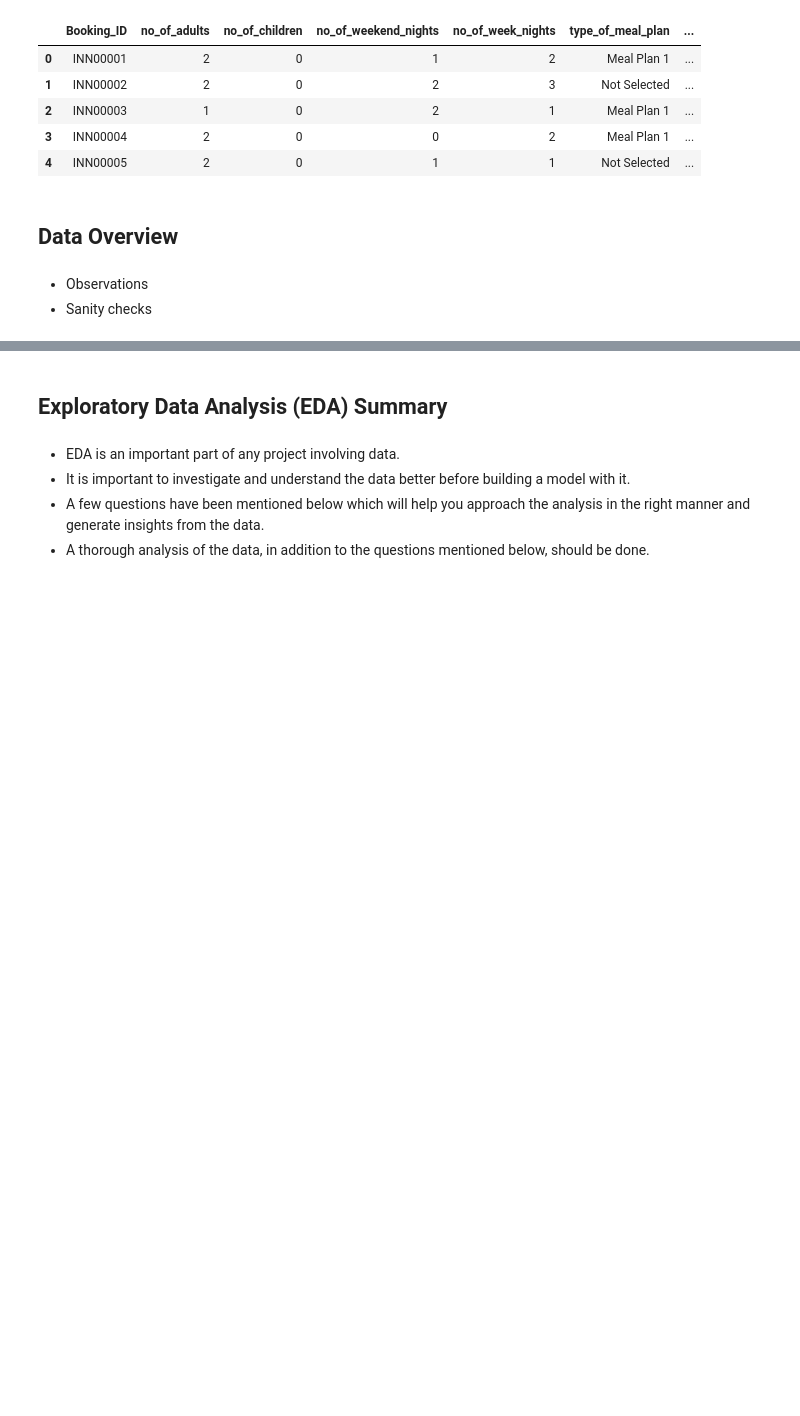
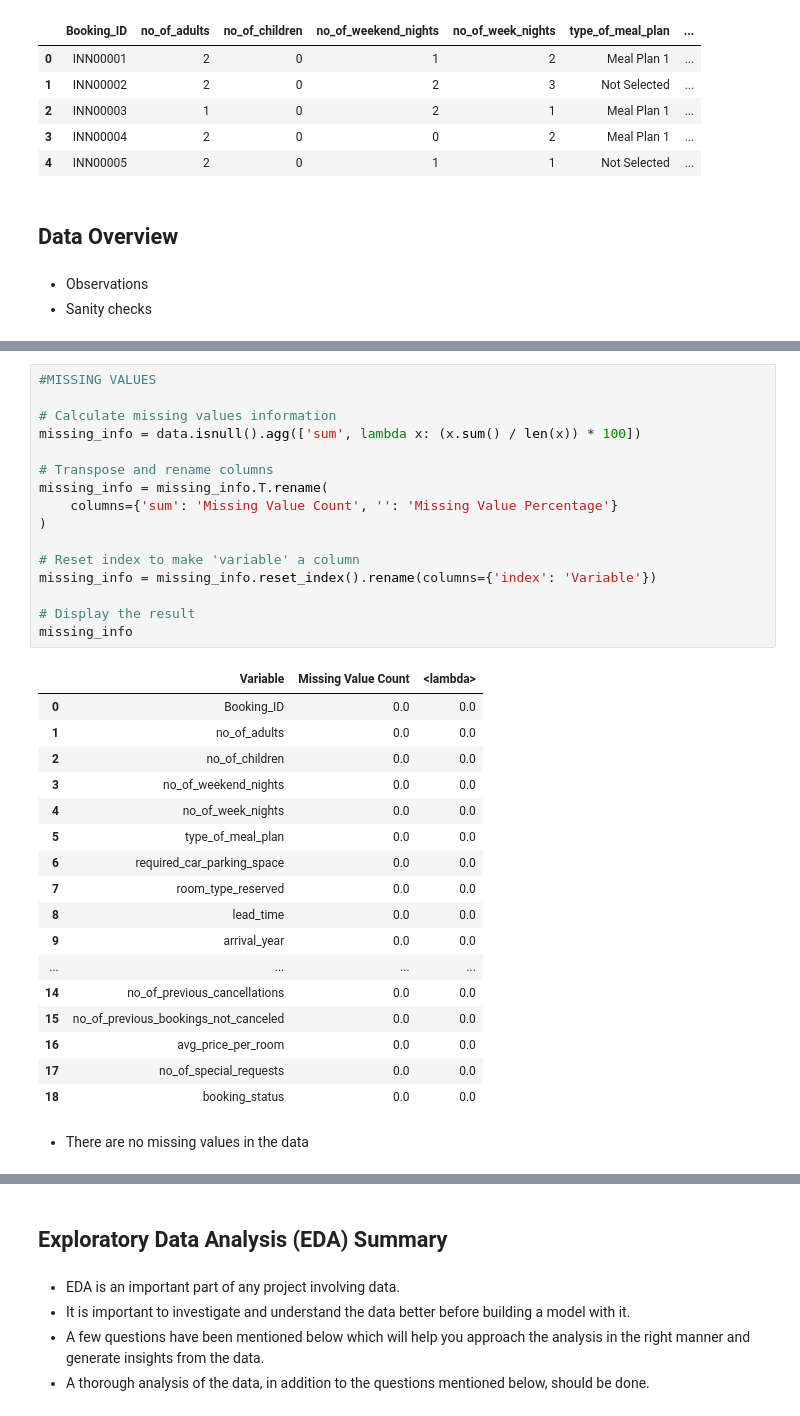
Before and after one commit to akatjizeu/Data-Science, a Jupyter notebook: deakin-bridging/ML2/ML2_INN_Full_code_Learner_notebook.ipynb, the cells around one changed output, grey strips where cells are left out. Drawn from its saved outputs; the diff is of its cells as text; blank space fills up the shorter version.

```diff
--- a/deakin-bridging/ML2/ML2_INN_Full_code_Learner_notebook.ipynb
+++ b/deakin-bridging/ML2/ML2_INN_Full_code_Learner_notebook.ipynb
@@ -128,0 +202,36 @@ data.head()
+# %%
+#MISSING VALUES
+
+# Calculate missing values information
+missing_info = data.isnull().agg(['sum', lambda x: (x.sum() / len(x)) * 100])
+
+# Transpose and rename columns
+missing_info = missing_info.T.rename(
+    columns={'sum': 'Missing Value Count', '': 'Missing Value Percentage'}
+)
+
+# Reset index to make 'variable' a column
+missing_info = missing_info.reset_index().rename(columns={'index': 'Variable'})
+
+# Display the result
+missing_info
+# %% [output]
+|  | Variable | Missing Value Count | <lambda> |
+| 0 | Booking_ID | 0.0 | 0.0 |
+| 1 | no_of_adults | 0.0 | 0.0 |
+| 2 | no_of_children | 0.0 | 0.0 |
+| 3 | no_of_weekend_nights | 0.0 | 0.0 |
+| 4 | no_of_week_nights | 0.0 | 0.0 |
+| 5 | type_of_meal_plan | 0.0 | 0.0 |
+| 6 | required_car_parking_space | 0.0 | 0.0 |
+| 7 | room_type_reserved | 0.0 | 0.0 |
+| 8 | lead_time | 0.0 | 0.0 |
+| 9 | arrival_year | 0.0 | 0.0 |
+| ... | ... | ... | ... |
+| 14 | no_of_previous_cancellations | 0.0 | 0.0 |
+| 15 | no_of_previous_bookings_not_canceled | 0.0 | 0.0 |
+| 16 | avg_price_per_room | 0.0 | 0.0 |
+| 17 | no_of_special_requests | 0.0 | 0.0 |
+| 18 | booking_status | 0.0 | 0.0 |
+# %% [markdown]
+* There are no missing values in the data
```
Also changed, not shown: parts of 12 cells of this notebook.
